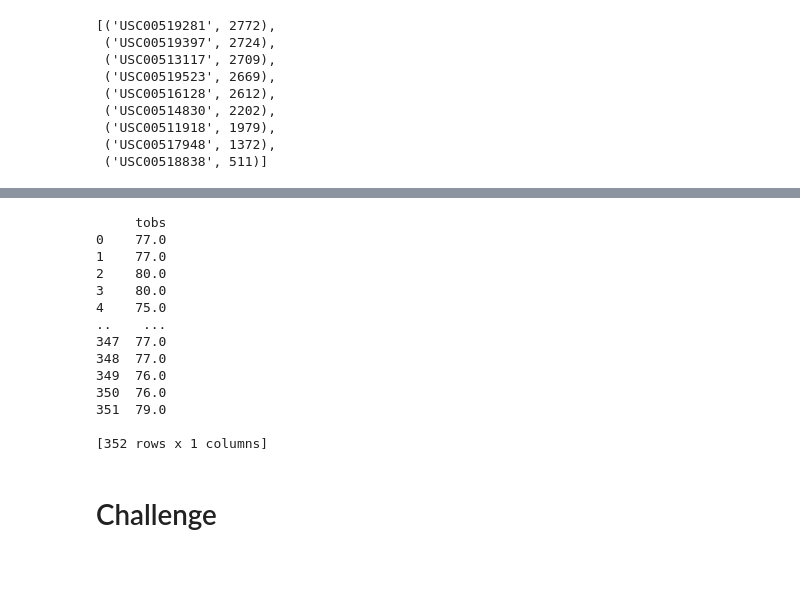
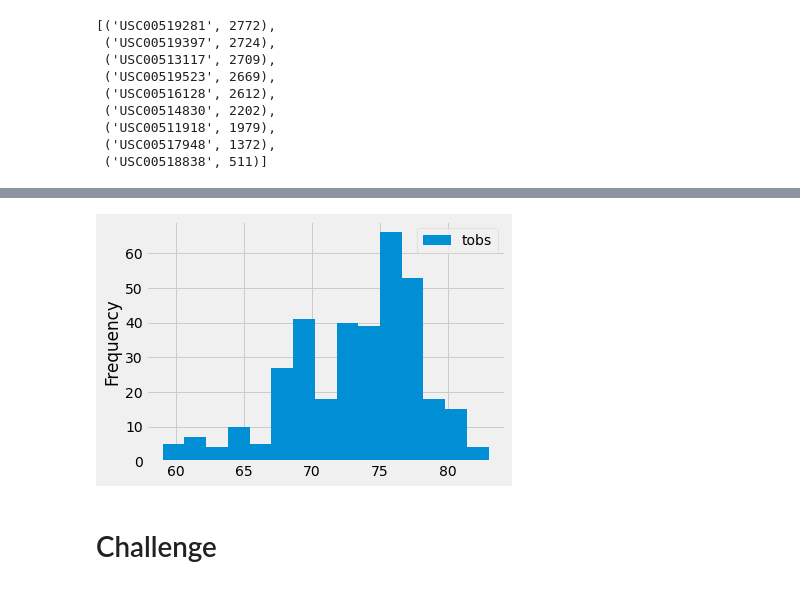
Before and after one commit to KGomez10/surfs_up, a Jupyter notebook: climate_analysis.ipynb, the cells around one changed output, grey strips where cells are left out. Saved outputs shown, nothing was run; the diff lists cells and outputs as text; code cells hidden in the pictures.

```diff
--- a/climate_analysis.ipynb
+++ b/climate_analysis.ipynb
@@ -104,26 +122,10 @@ filter(Measurement.station == 'USC00519281').all()
 # %%
 # Choose the station with the highest number of temperature observations.
 # Query the last 12 months of temperature observation data for this station and plot the results as a histogram
-results = session.query(Measurement.tobs).\
-filter(Measurement.station == 'USC00519281').\
-filter(Measurement.date >= prev_year).all()
-df = pd.DataFrame(results, columns=['tobs'])
-print(df)
+df.plot.hist(bins=15)
+plt.tight_layout()
 # %% [output]
-     tobs
-0    77.0
-1    77.0
-2    80.0
-3    80.0
-4    75.0
-..    ...
-347  77.0
-348  77.0
-349  76.0
-350  76.0
-351  79.0
-
-[352 rows x 1 columns]
+[figure, added]
 # %%
 # Write a function called `calc_temps` that will accept start date and end date in the format '%Y-%m-%d'
 # and return the minimum, average, and maximum temperatures for that range of dates
```
Also changed, not shown: parts of 2 cells of this notebook, 1 other file.
